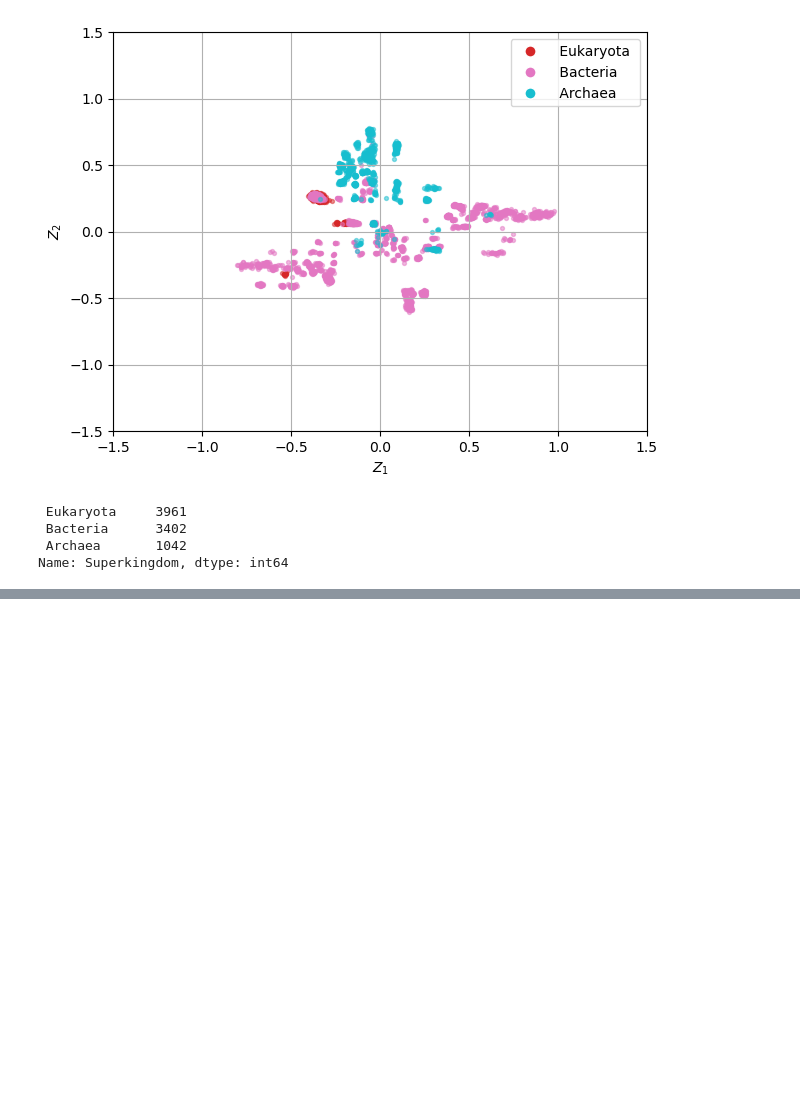
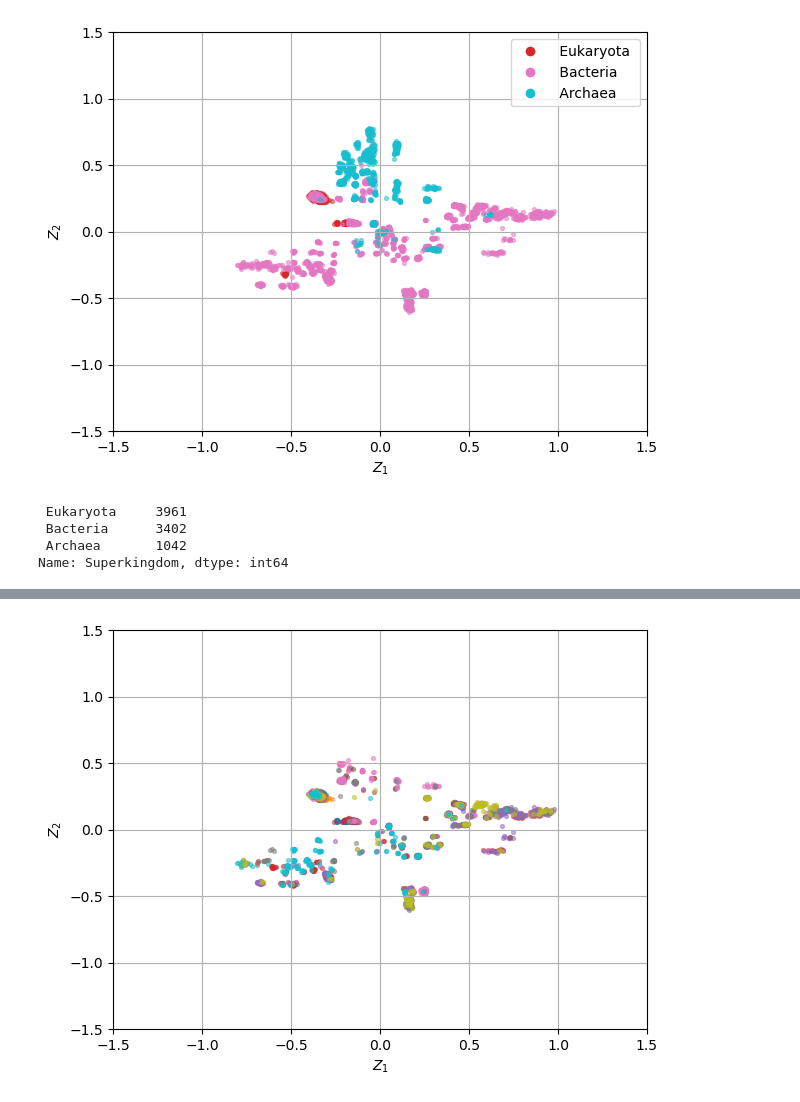
Before and after one commit to ellenshute/eve_public, a Jupyter notebook: latent_annotation.ipynb, the cells around one changed output, grey strips where cells are left out. Cells and saved outputs as stored; diff of their text form; code cells hidden in the pictures; blank space fills up the shorter version.

```diff
--- a/latent_annotation.ipynb
+++ b/latent_annotation.ipynb
@@ -77,15 +77,15 @@ superkingdom_color_map = {superkingdom: colors(i) for i, superkingdom in enumera
 # Create a scatter plot with different colors for each superkingdom
 plt.figure(0)
 
-for superkingdom, colors in superkingdom_color_map.items():
+for superkingdom, color in superkingdom_color_map.items():
     data = df[df['Superkingdom'] == superkingdom]
-    plt.scatter(data['latent_variable_dim_1'], data['latent_variable_dim_2'], label=superkingdom, color=colors, alpha=0.5, s=8)
+    plt.scatter(data['latent_variable_dim_1'], data['latent_variable_dim_2'], label=superkingdom, color=color, alpha=0.5, s=8)
 
 # Create a legend with color indicators for each superkingdom excluding 'nan'
 legend_handles = []
-for superkingdom, colors in superkingdom_color_map.items():
+for superkingdom, color in superkingdom_color_map.items():
     if not pd.isnull(superkingdom):  # Exclude 'nan'
-        legend_handles.append(plt.Line2D([0], [0], marker='o', color='w', label=superkingdom, markersize=8, markerfacecolor=colors))
+        legend_handles.append(plt.Line2D([0], [0], marker='o', color='w', label=superkingdom, markersize=8, markerfacecolor=color))
 
 plt.legend(handles=legend_handles, loc='best')
 
@@ -95,7 +95,7 @@ plt.xlabel("$Z_1$")
 plt.ylabel("$Z_2$")
 plt.tight_layout()
 plt.grid(True)
-plt.show()
+plt.savefig('./results/latent_variables/superkingdom_scatter_plot.png')
 # %% [output]
 [figure]
 # %%
@@ -112,0 +109,32 @@ No artists with labels found to put in legend.  Note that artists whose label st
+# %%
+
+import numpy as np
+
+# Extract 'superkingdom' information from 'Taxonomic.lineage' column
+df['Family'] = df['Taxonomic.lineage'].str.extract(r'([\w\s]+)\s*\(\s*family\s*\)', expand=False)
+
+# Get unique superkingdoms and assign colors
+unique_families = df['Family'].unique()
+colors = plt.cm.get_cmap('tab10', len(unique_families))  # Choose a colormap and number of colors
+
+# Create a dictionary to map superkingdoms to colors
+family_color_map = {family: colors(i) for i, family in enumerate(unique_families)}
+
+# Create a scatter plot with different colors for each superkingdom
+plt.figure(0)
+
+for family, color in family_color_map.items():
+    data = df[df['Family'] == family]
+    plt.scatter(data['latent_variable_dim_1'], data['latent_variable_dim_2'], label=family, color=color, alpha=0.5, s=8)
+
+
+plt.xlim((-1.5,1.5))
+plt.ylim((-1.5,1.5))
+plt.xlabel("$Z_1$")
+plt.ylabel("$Z_2$")
+plt.tight_layout()
+plt.grid(True)
+plt.show()
+#plt.savefig('./results/latent_variables/superkingdom_scatter_plot.png')
+# %% [output]
+[figure, added]
```
Also changed, not shown: parts of 2 cells of this notebook.
